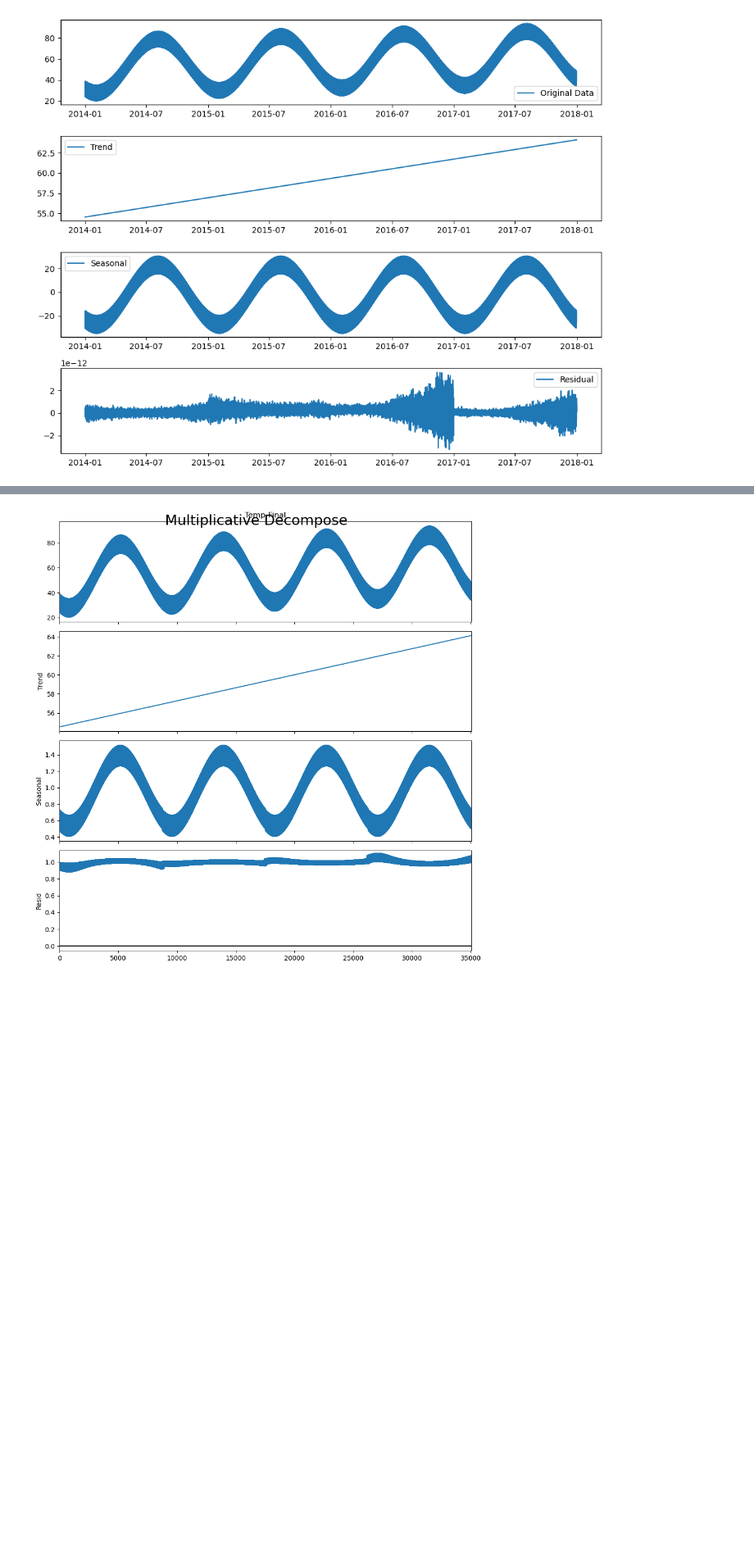
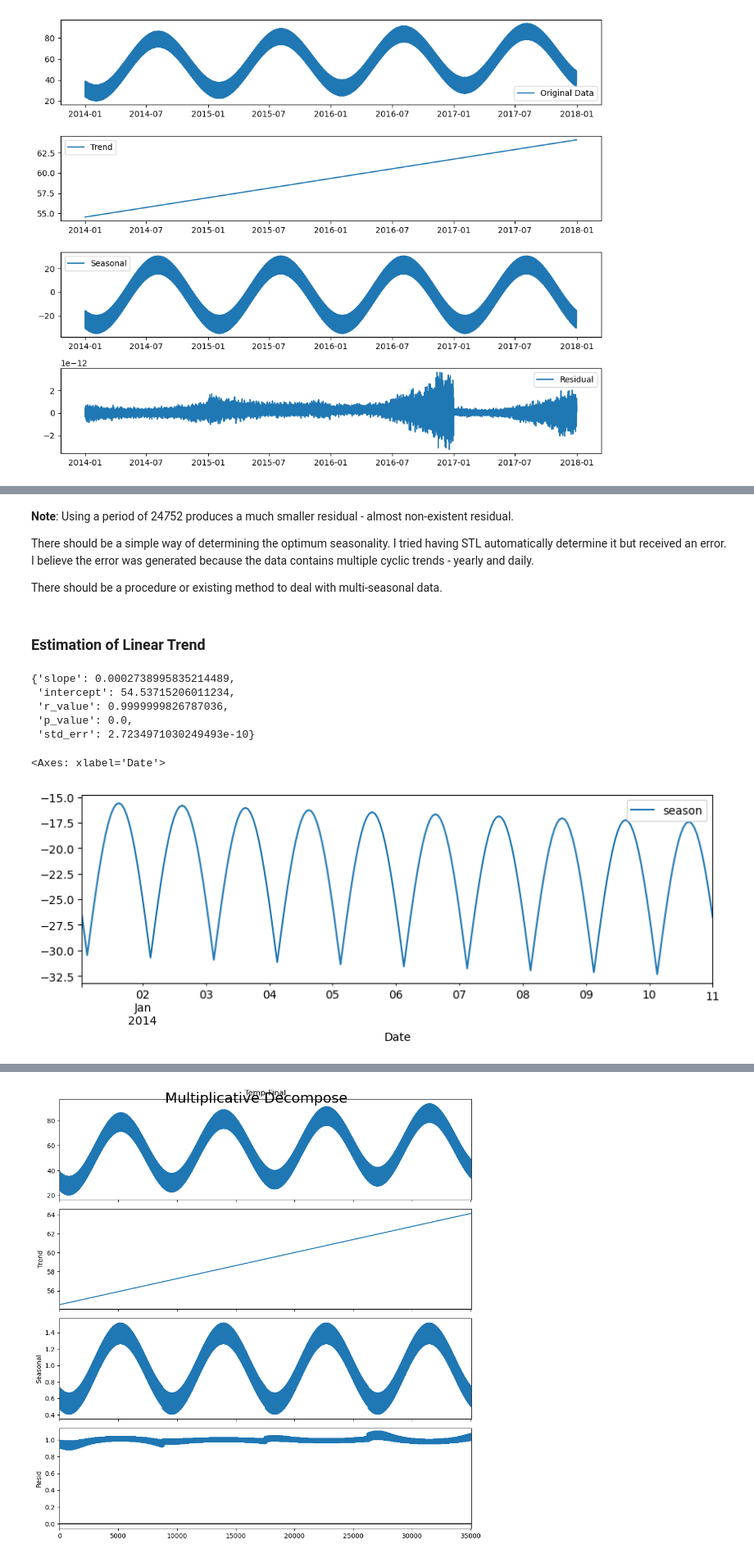
Before and after one commit to ejw-data/ml-playground, a Jupyter notebook: time_series/time_series_analysis.ipynb, the cells around one changed output, grey strips where cells are left out. Shown at 82% size. Cells and saved outputs as stored; diff of their text form; code cells hidden in the pictures; blank space fills up the shorter version.

Commit message:
added STL method with explanations

```diff
--- a/time_series/time_series_analysis.ipynb
+++ b/time_series/time_series_analysis.ipynb
@@ -54,0 +115,34 @@ plt.show()
+# %% [markdown]
+**Note**:  Using a period of 24*7*52 produces a much smaller residual - almost non-existent residual.
+
+There should be a simple way of determining the optimum seasonality.  I tried having STL automatically determine it but received an error.  I believe the error was generated because the data contains multiple cyclic trends - yearly and daily.
+
+There should be a procedure or existing method to deal with multi-seasonal data.
+# %% [markdown]
+### Estimation of Linear Trend
+# %%
+from scipy.stats import linregress
+
+slope, intercept, r_value, p_value, std_err = linregress(df.index, result.trend)
+
+dictionary = {
+    "slope": slope,
+    "intercept": intercept,
+    "r_value": r_value,
+    "p_value": p_value,
+    "std_err": std_err
+}
+
+dictionary
+# %% [output]
+{'slope': 0.0002738995835214489,
+ 'intercept': 54.53715206011234,
+ 'r_value': 0.9999999826787036,
+ 'p_value': 0.0,
+ 'std_err': 2.7234971030249493e-10}
+# %%
+df_seasonal = pd.concat([df.Date, result.seasonal], axis=1)
+df_seasonal.set_index('Date')[0:240].plot()
+# %% [output]
+<Axes: xlabel='Date'>
+[figure, added]
```
Also changed, not shown: parts of 32 cells of this notebook.
